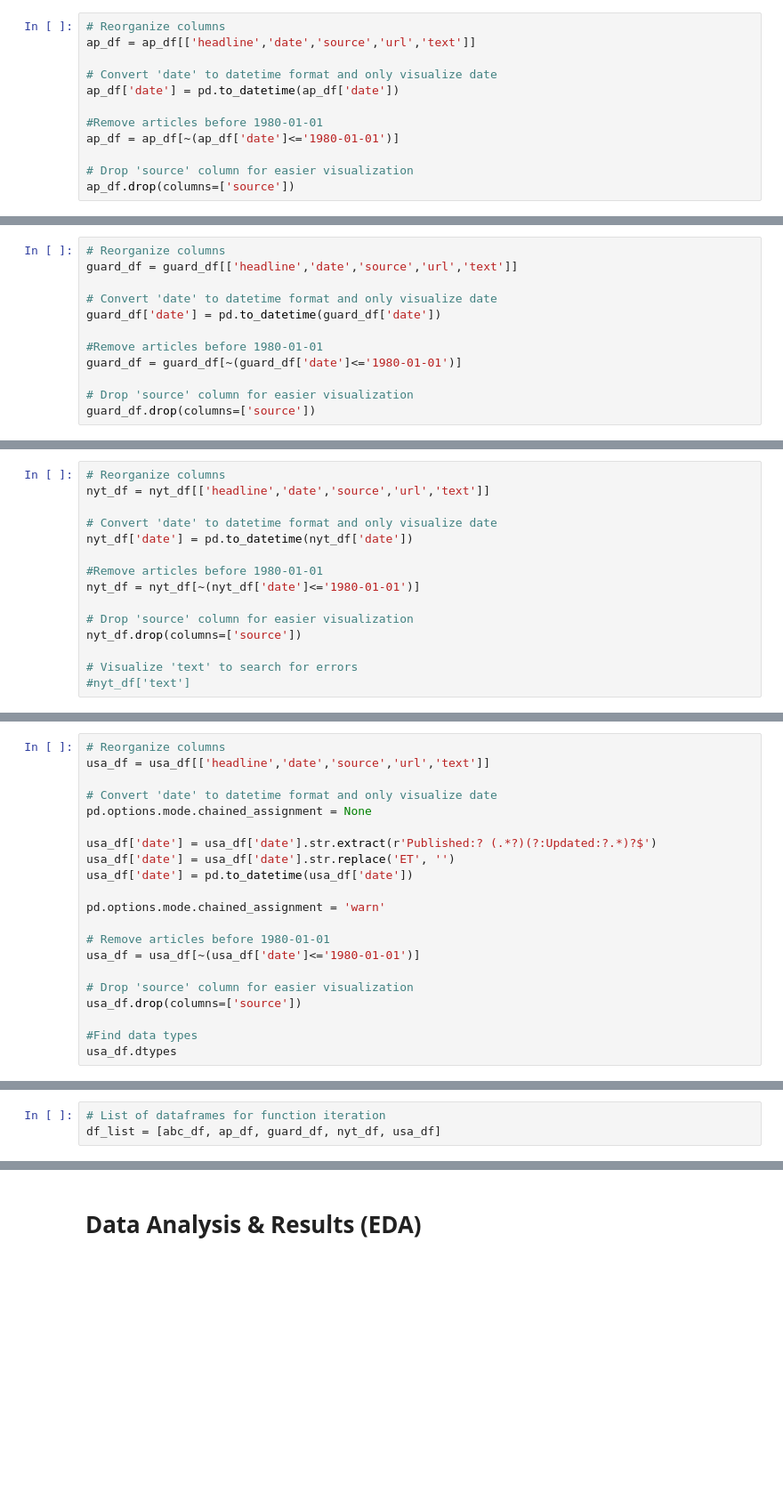
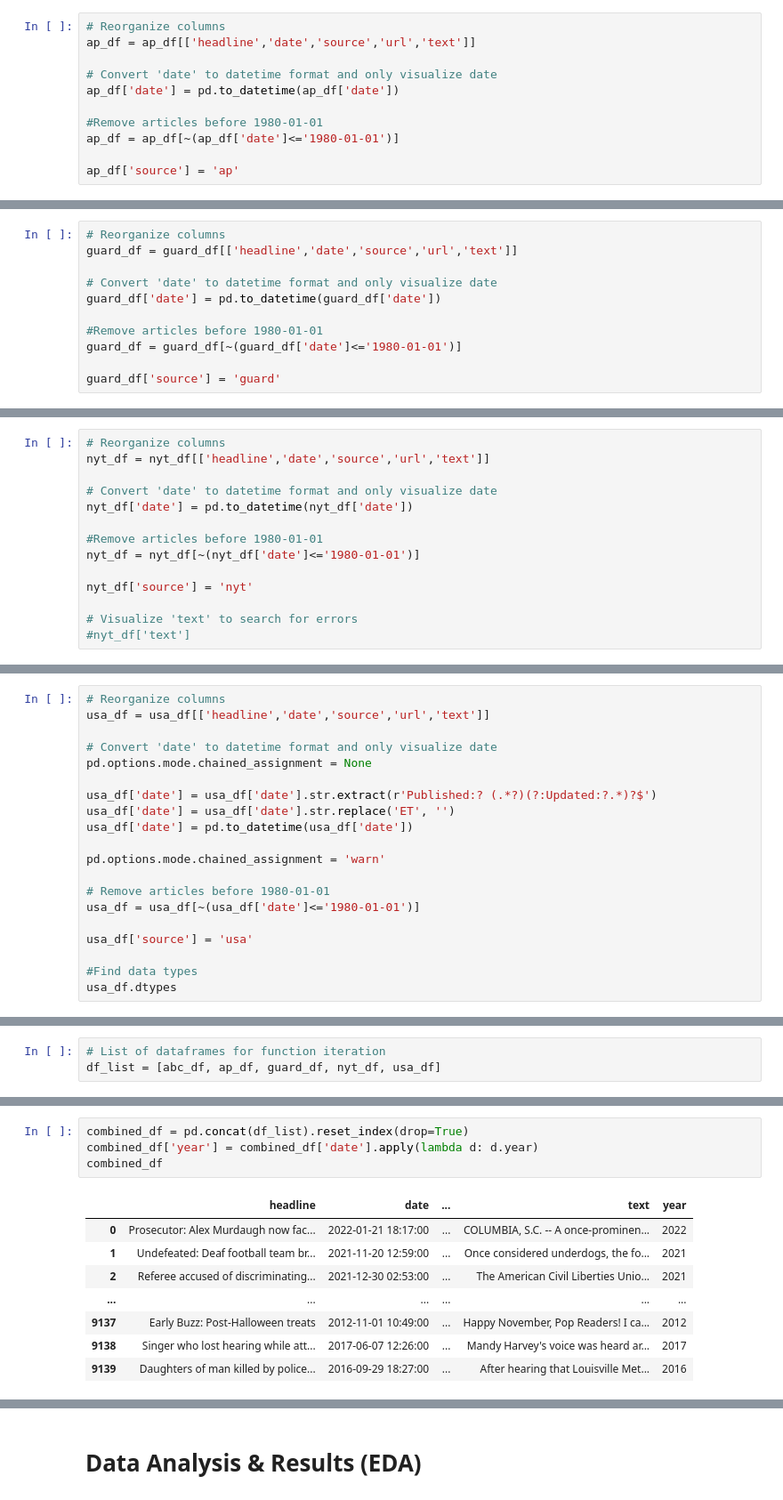
Before and after one commit to lilys01/sentiment-analysis-deaf-community, a Jupyter notebook: EDACheckpointGroup054-Wi22.ipynb, the cells around one changed output, grey strips where cells are left out. Shown at 89% size. Cells and saved outputs as stored; diff of their text form; blank space fills up the shorter version.

Commit message:
Standardizing dataframes

```diff
--- a/EDACheckpointGroup054-Wi22.ipynb
+++ b/EDACheckpointGroup054-Wi22.ipynb
@@ -123,8 +177,7 @@ ap_df['date'] = pd.to_datetime(ap_df['date'])
 #Remove articles before 1980-01-01
 ap_df = ap_df[~(ap_df['date']<='1980-01-01')]
 
-# Drop 'source' column for easier visualization
-ap_df.drop(columns=['source'])
+ap_df['source'] = 'ap'
 # %%
 # Look for null values
 ap_df.isnull().sum()
@@ -155,8 +240,7 @@ guard_df['date'] = pd.to_datetime(guard_df['date'])
 #Remove articles before 1980-01-01
 guard_df = guard_df[~(guard_df['date']<='1980-01-01')]
 
-# Drop 'source' column for easier visualization
-guard_df.drop(columns=['source'])
+guard_df['source'] = 'guard'
 # %%
 # Look for null values
 guard_df.isnull().sum()
@@ -184,8 +288,7 @@ nyt_df['date'] = pd.to_datetime(nyt_df['date'])
 #Remove articles before 1980-01-01
 nyt_df = nyt_df[~(nyt_df['date']<='1980-01-01')]
 
-# Drop 'source' column for easier visualization
-nyt_df.drop(columns=['source'])
+nyt_df['source'] = 'nyt'
 
 # Visualize 'text' to search for errors
 #nyt_df['text']
@@ -221,8 +356,7 @@ pd.options.mode.chained_assignment = 'warn'
 # Remove articles before 1980-01-01
 usa_df = usa_df[~(usa_df['date']<='1980-01-01')]
 
-# Drop 'source' column for easier visualization
-usa_df.drop(columns=['source'])
+usa_df['source'] = 'usa'
 
 #Find data types
 usa_df.dtypes
@@ -247,0 +397,13 @@ combined_df.head()
+# %%
+combined_df = pd.concat(df_list).reset_index(drop=True)
+combined_df['year'] = combined_df['date'].apply(lambda d: d.year)
+combined_df
+# %% [output]
+|  | headline | date | ... | text | year |
+| 0 | Prosecutor: Alex Murdaugh now fac... | 2022-01-21 18:17:00 | ... | COLUMBIA, S.C. -- A once-prominen... | 2022 |
+| 1 | Undefeated: Deaf football team br... | 2021-11-20 12:59:00 | ... | Once considered underdogs, the fo... | 2021 |
+| 2 | Referee accused of discriminating... | 2021-12-30 02:53:00 | ... | The American Civil Liberties Unio... | 2021 |
+| ... | ... | ... | ... | ... | ... |
+| 9137 | Early Buzz: Post-Halloween treats | 2012-11-01 10:49:00 | ... | Happy November, Pop Readers! I ca... | 2012 |
+| 9138 | Singer who lost hearing while att... | 2017-06-07 12:26:00 | ... | Mandy Harvey's voice was heard ar... | 2017 |
+| 9139 | Daughters of man killed by police... | 2016-09-29 18:27:00 | ... | After hearing that Louisville Met... | 2016 |
```
Also changed, not shown: parts of 31 cells of this notebook.
